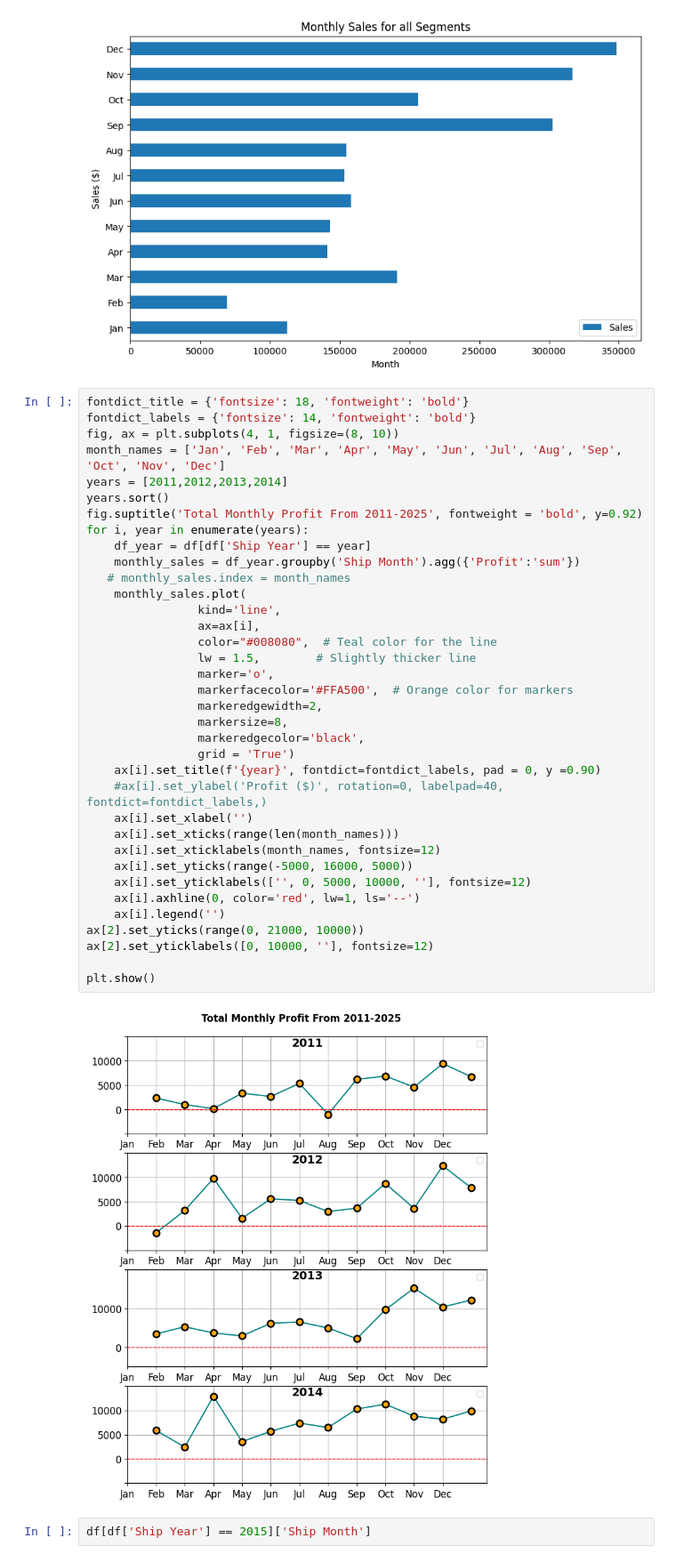
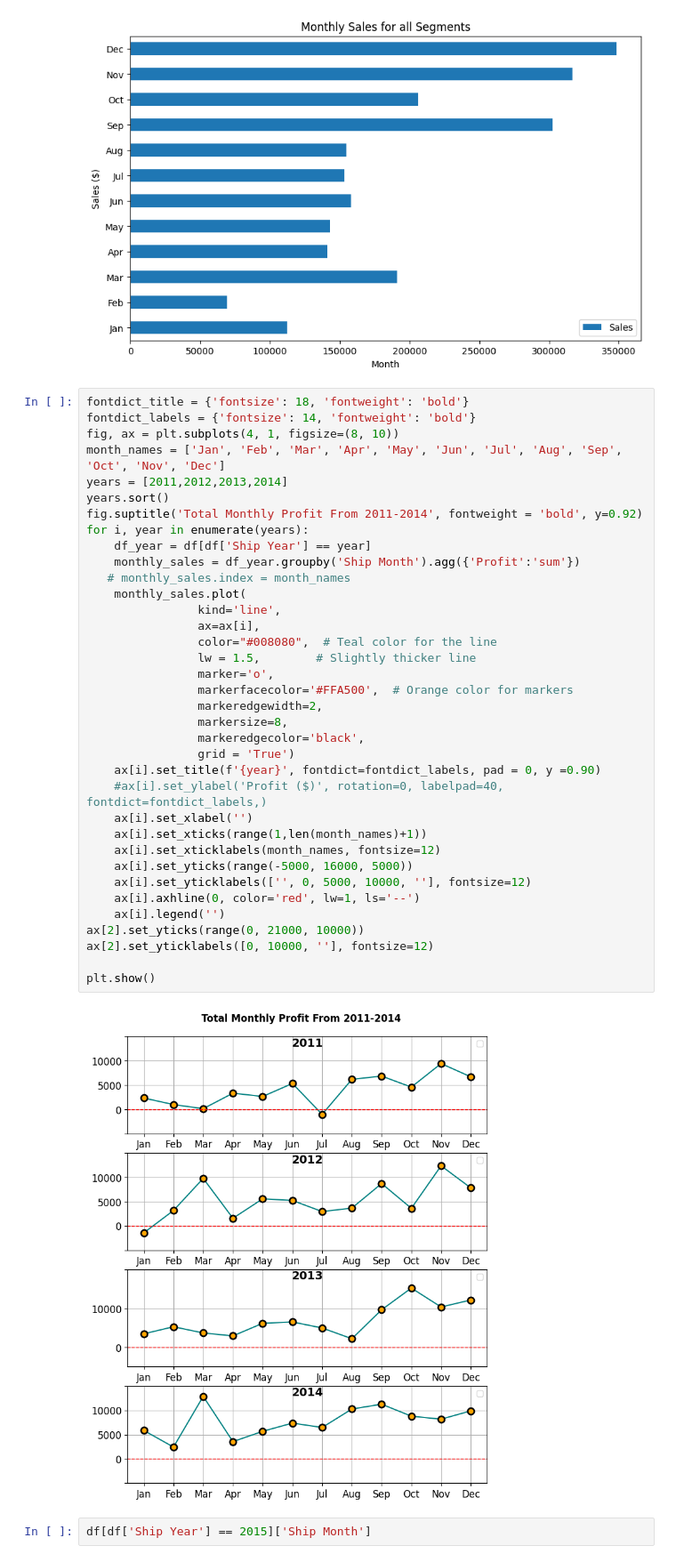
Before and after one commit to manipuppeteer/Data-Analysis-Project-DataCraft, a Jupyter notebook: superstore_sales/sales_analyis.ipynb, the cells around one changed output. Shown at 89% size. Cells and saved outputs as stored; diff of their text form.

```diff
--- a/superstore_sales/sales_analyis.ipynb
+++ b/superstore_sales/sales_analyis.ipynb
@@ -247,37 +247,37 @@ fig, ax = plt.subplots(4, 1, figsize=(8, 10))
 month_names = ['Jan', 'Feb', 'Mar', 'Apr', 'May', 'Jun', 'Jul', 'Aug', 'Sep', 'Oct', 'Nov', 'Dec']
 years = [2011,2012,2013,2014]
 years.sort()
-fig.suptitle('Total Monthly Profit From 2011-2025', fontweight = 'bold', y=0.92)
+fig.suptitle('Total Monthly Profit From 2011-2014', fontweight = 'bold', y=0.92)
 for i, year in enumerate(years):
     df_year = df[df['Ship Year'] == year]
     monthly_sales = df_year.groupby('Ship Month').agg({'Profit':'sum'})
    # monthly_sales.index = month_names
     monthly_sales.plot(
                 kind='line',
                 ax=ax[i],
                 color="#008080",  # Teal color for the line
                 lw = 1.5,        # Slightly thicker line
                 marker='o',
                 markerfacecolor='#FFA500',  # Orange color for markers
                 markeredgewidth=2,
                 markersize=8,
                 markeredgecolor='black',
                 grid = 'True')
     ax[i].set_title(f'{year}', fontdict=fontdict_labels, pad = 0, y =0.90)
     #ax[i].set_ylabel('Profit ($)', rotation=0, labelpad=40, fontdict=fontdict_labels,)
     ax[i].set_xlabel('')
-    ax[i].set_xticks(range(len(month_names)))
+    ax[i].set_xticks(range(1,len(month_names)+1))
     ax[i].set_xticklabels(month_names, fontsize=12)
     ax[i].set_yticks(range(-5000, 16000, 5000))
     ax[i].set_yticklabels(['', 0, 5000, 10000, ''], fontsize=12)
     ax[i].axhline(0, color='red', lw=1, ls='--')
     ax[i].legend('')
 ax[2].set_yticks(range(0, 21000, 10000))
 ax[2].set_yticklabels([0, 10000, ''], fontsize=12)
 
 plt.show()
 # %% [output]
-[figure, old version]
+[figure, new version]
 # %%
 df[df['Ship Year'] == 2015]['Ship Month']
 # %% [output]
```
Also changed, not shown: parts of 19 cells of this notebook, 12 other files.
